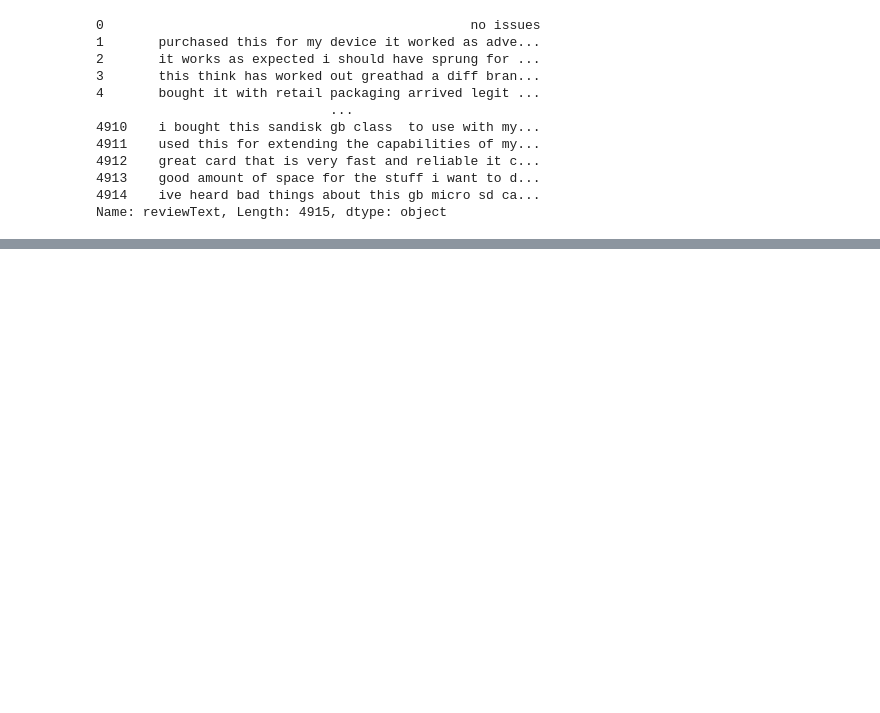
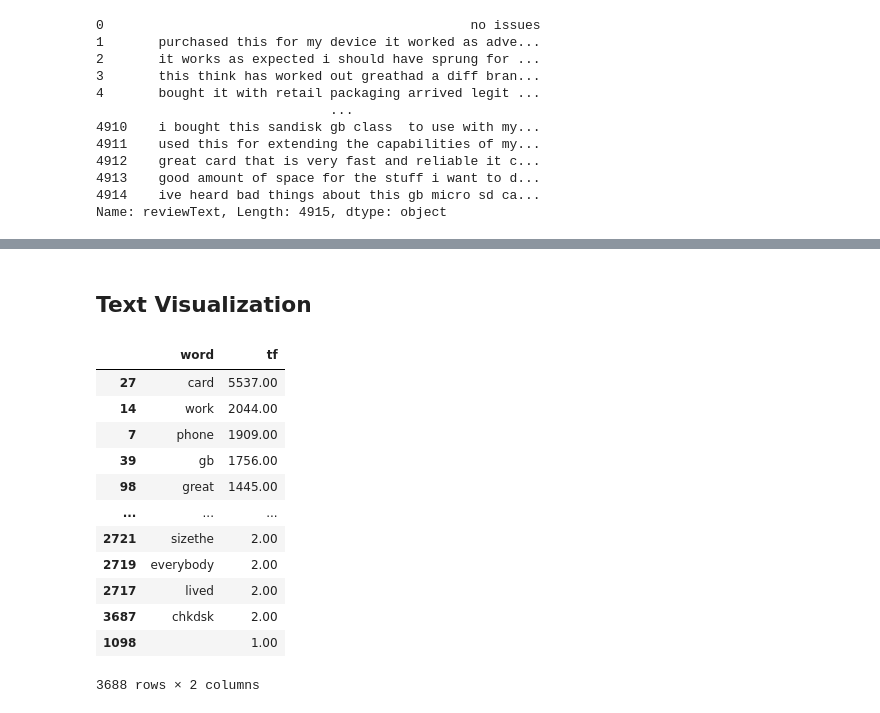
Before and after one commit to MetehanKul/NLP_Miuul, a Jupyter notebook: NLP_Preject.ipynb, the cells around one changed output, grey strips where cells are left out. Drawn from its saved outputs; the diff is of its cells as text; code cells hidden in the pictures; blank space fills up the shorter version.

```diff
--- a/NLP_Preject.ipynb
+++ b/NLP_Preject.ipynb
@@ -111,0 +113,20 @@ df['reviewText'] = df['reviewText'].apply(lambda x: " ".join([Word(word).lemmati
+# %% [markdown]
+## Text Visualization
+# %%
+tf = df["reviewText"].apply(lambda x: pd.value_counts(x.split(" "))).sum(axis=0).reset_index()
+tf.columns = ["word" , "tf"]
+tf.sort_values("tf" , ascending=False)
+# %% [output]
+|  | word | tf |
+| 27 | card | 5537.00 |
+| 14 | work | 2044.00 |
+| 7 | phone | 1909.00 |
+| 39 | gb | 1756.00 |
+| 98 | great | 1445.00 |
+| ... | ... | ... |
+| 2721 | sizethe | 2.00 |
+| 2719 | everybody | 2.00 |
+| 2717 | lived | 2.00 |
+| 3687 | chkdsk | 2.00 |
+| 1098 |  | 1.00 |
+3688 rows × 2 columns
```
Also changed, not shown: parts of 3 cells of this notebook.
